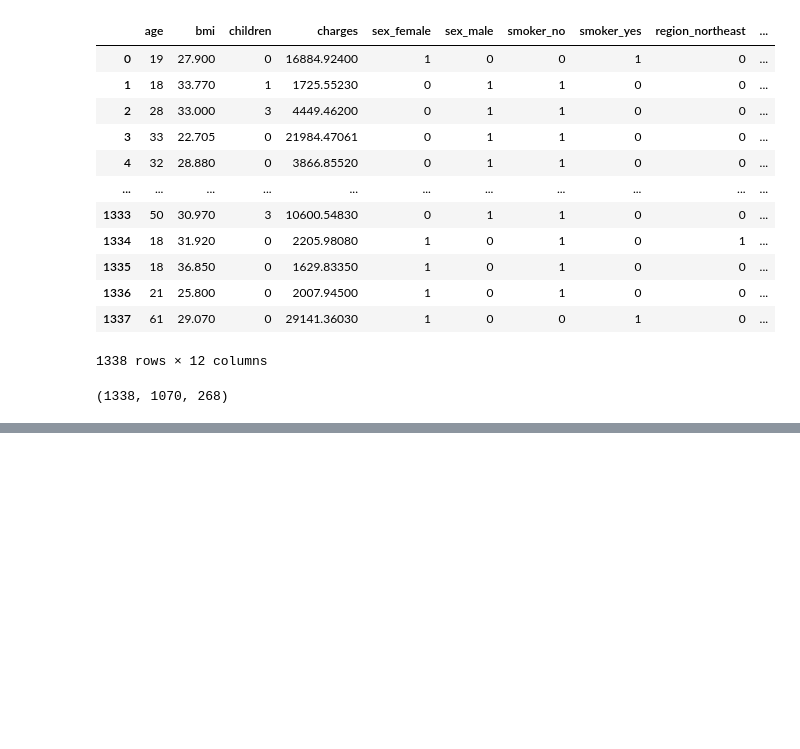
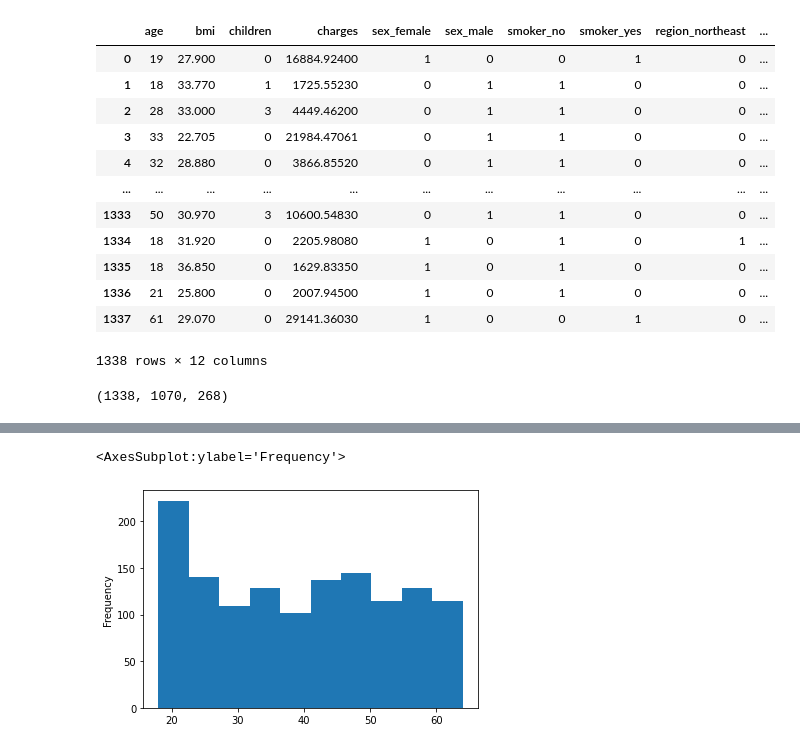
Before and after one commit to Promotos/tensorflow, a Jupyter notebook: Zero to Mastery/regression/medical_cost_dataset.ipynb, the cells around one changed output, grey strips where cells are left out. Cells and saved outputs as stored; diff of their text form; code cells hidden in the pictures; blank space fills up the shorter version.

```diff
--- a/Zero to Mastery/regression/medical_cost_dataset.ipynb
+++ b/Zero to Mastery/regression/medical_cost_dataset.ipynb
@@ -81,2 +81,7 @@ plt.xlabel("epoch")
 Text(0.5, 0, 'epoch')
 [figure]
+# %%
+X["age"].plot(kind="hist")
+# %% [output]
+<AxesSubplot:ylabel='Frequency'>
+[figure, added]
```
Also changed, not shown: parts of 5 cells of this notebook.
